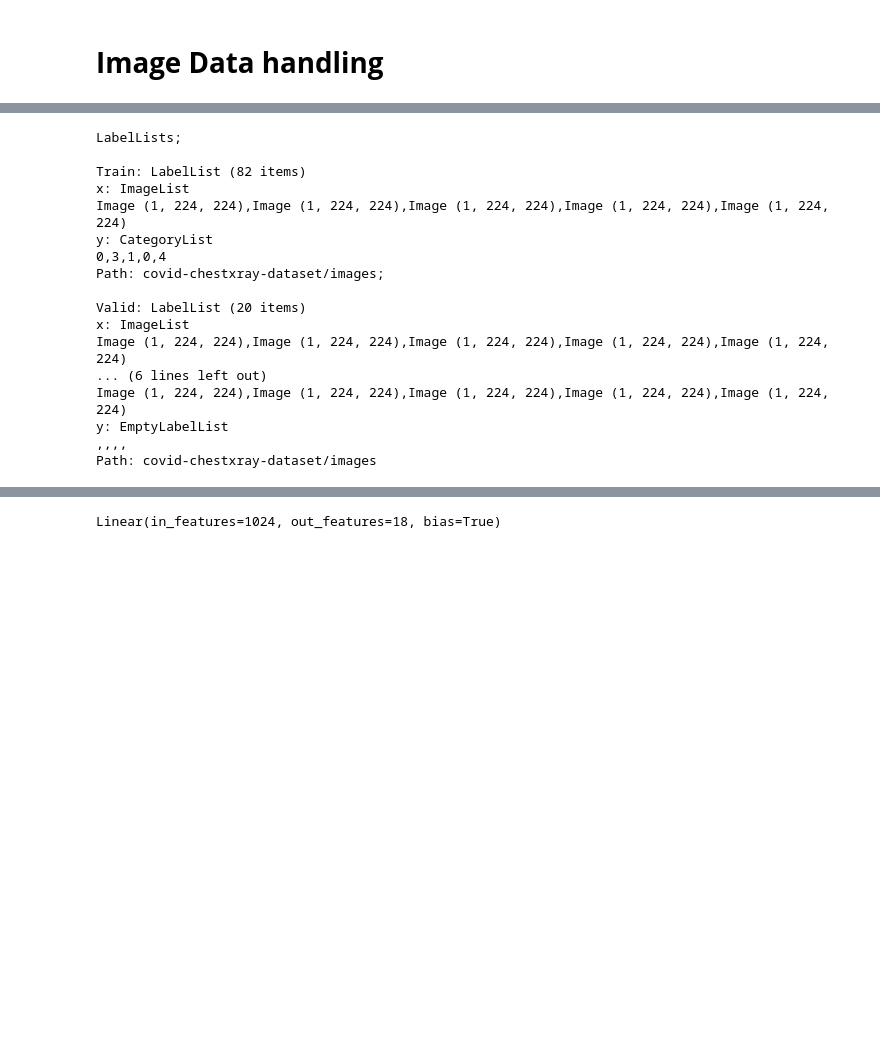
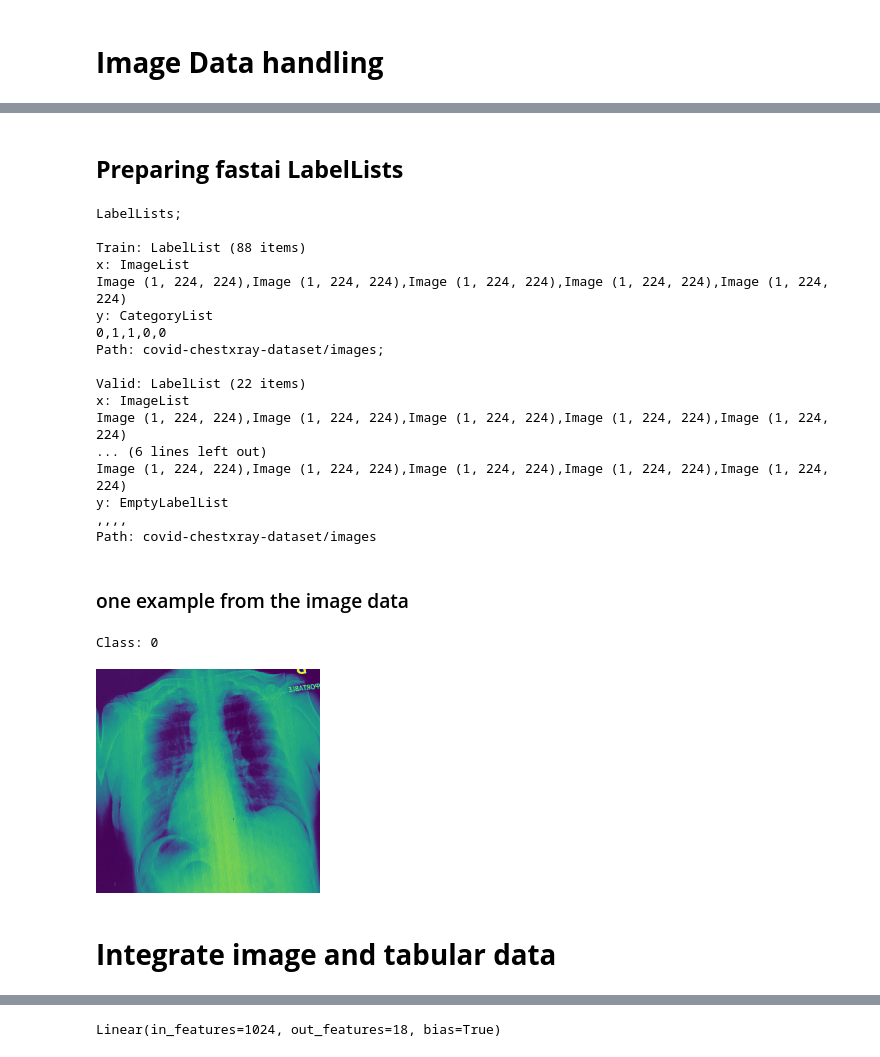
Before and after one commit to HadarRosenwald/severity-detection, a Jupyter notebook: TabularModel.ipynb, the cells around one changed output, grey strips where cells are left out. Saved outputs shown, nothing was run; the diff lists cells and outputs as text; code cells hidden in the pictures; blank space fills up the shorter version.

```diff
--- a/TabularModel.ipynb
+++ b/TabularModel.ipynb
@@ -86,0 +113,2 @@ train_df.head()
+# %%
+filtered_metadata = filtered_metadata.dropna(subset=['severity_class'], how='any')
@@ -86,0 +126,5 @@ train_df.head()
+# %%
+train_df, test_df = train_test_split(filtered_metadata, test_size=test_pct)
+
+# idx for validation, shared by image and tabular data
+val_idx = get_valid_index(train_df, valid_pct=valid_pct, seed=seed)
@@ -87,10 +135,6 @@ train_df.head()
 # %%
-val_idx = get_valid_index(train_df)
 # Features with categorical values
-cat_names = ['sex', 'RT_PCR_positive', 'severity_class']
+cat_names = ['sex', 'RT_PCR_positive']
+
 # Features with continious values
 cont_names = ['age', 'temperature', 'pO2_saturation', 'leukocyte_count', 'neutrophil_count', 'lymphocyte_count']
-# Target
-# dep_var = ['survival', 'intubated', 'went_icu', 'needed_supplemental_O2']
-dep_var = ['severity_class']
-procs = [FillMissing, Categorify, Normalize]
@@ -183,28 +229,34 @@ filtered_img_base_path = d.imgpath + '/'
 
 # trainloader = torch.utils.data.DataLoader(train_data, batch_size=64, shuffle=True)
 # testloader = torch.utils.data.DataLoader(test_data, batch_size=64)
+# %% [markdown]
+## **Preparing fastai LabelLists**
 # %%
-tfms = get_transforms()
-size=224
+tfms = get_transforms(xtra_tfms=crop_pad(size=image_size))
+
 
 image_data = (ImageList.from_df(train_df, path=d.imgpath, cols="filename",
-                               folder="train", convert_mode = 'L').split_by_idx(val_idx)
-              .label_from_df(cols=dep_var)).transform(tfms, size=size, resize_method=ResizeMethod.SQUISH)
+                                folder="train", convert_mode = image_convert_mode)
+                        .split_by_idx(val_idx)
+                        .label_from_df(cols=dep_var)
+                        # ).transform(tfms, size=image_size, resize_method=image_resize_method)
+                        ).transform(tfms, size=image_size)
 
 test_image_data = ImageList.from_df(test_df, path=d.imgpath, cols="filename",
-                                    folder="test", convert_mode = 'L')
-image_data.add_test(test_image_data)
+                                    folder="test", convert_mode = image_convert_mode)
+image_data = image_data.add_test(test_image_data)
+image_data
 # %% [output]
 LabelLists;
 
-Train: LabelList (82 items)
+Train: LabelList (88 items)
 x: ImageList
 Image (1, 224, 224),Image (1, 224, 224),Image (1, 224, 224),Image (1, 224, 224),Image (1, 224, 224)
 y: CategoryList
-0,3,1,0,4
+0,1,1,0,0
 Path: covid-chestxray-dataset/images;
 
-Valid: LabelList (20 items)
+Valid: LabelList (22 items)
 x: ImageList
 Image (1, 224, 224),Image (1, 224, 224),Image (1, 224, 224),Image (1, 224, 224),Image (1, 224, 224)
 ... (6 lines left out)
@@ -212,3 +264,15 @@ Image (1, 224, 224),Image (1, 224, 224),Image (1, 224, 224),Image (1, 224, 224),
 y: EmptyLabelList
 ,,,,
 Path: covid-chestxray-dataset/images
+# %% [markdown]
+### one example from the image data
+# %%
+print(f"Class: {image_data.train[8][1]}")
+image_data.train[8][0]
+
+#TODO understand why it keeps changing. looks like the same photo, but augmented differently each time. maybe its the squish
+# %% [output]
+Class: 0
+[figure, added]
+# %% [markdown]
+# **Integrate image and tabular data**
```
Also changed, not shown: parts of 56 cells of this notebook.
